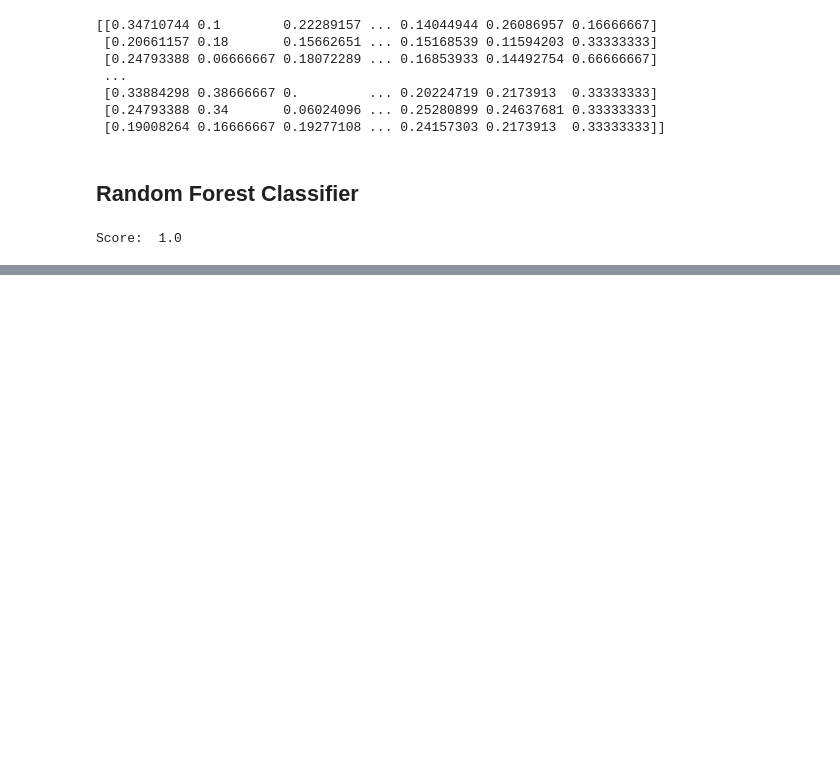
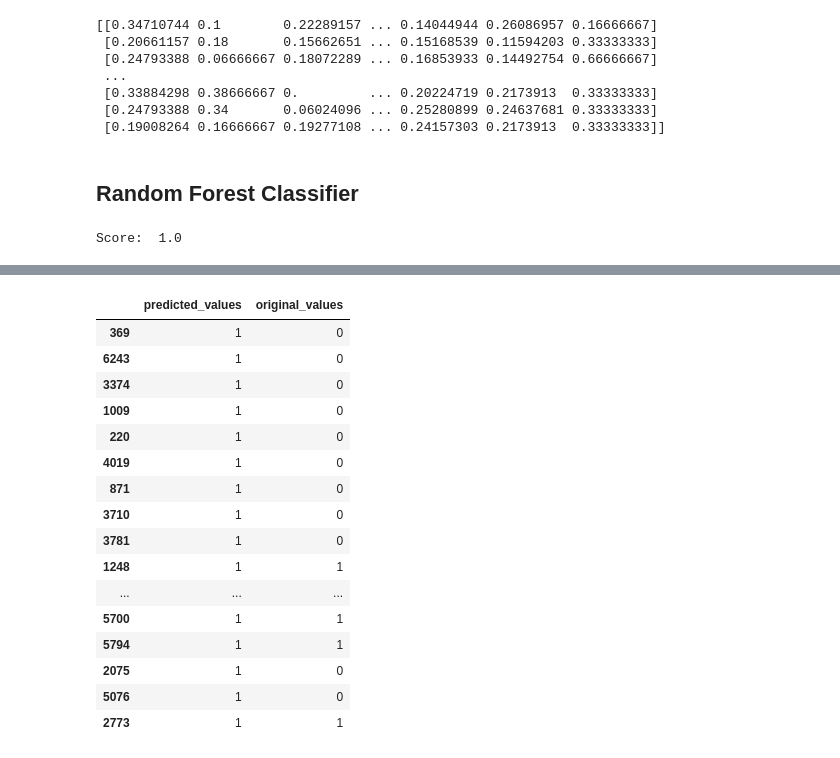
Before and after one commit to Engg-Abhinav/Wine-Quality-Prediction, a Jupyter notebook: Wine_Quality_Prediction.ipynb, the cells around one changed output, grey strips where cells are left out. Cells and saved outputs as stored; diff of their text form; code cells hidden in the pictures; blank space fills up the shorter version.

```diff
--- a/Wine_Quality_Prediction.ipynb
+++ b/Wine_Quality_Prediction.ipynb
@@ -256,0 +284,22 @@ Score:  1.0
+# %%
+X_predict = list(rnd.predict(X_test))
+predicted_df = {'predicted_values': X_predict, 'original_values': y_test}
+pd.DataFrame(predicted_df).head(20)
+# %% [output]
+|  | predicted_values | original_values |
+| 369 | 1 | 0 |
+| 6243 | 1 | 0 |
+| 3374 | 1 | 0 |
+| 1009 | 1 | 0 |
+| 220 | 1 | 0 |
+| 4019 | 1 | 0 |
+| 871 | 1 | 0 |
+| 3710 | 1 | 0 |
+| 3781 | 1 | 0 |
+| 1248 | 1 | 1 |
+| ... | ... | ... |
+| 5700 | 1 | 1 |
+| 5794 | 1 | 1 |
+| 2075 | 1 | 0 |
+| 5076 | 1 | 0 |
+| 2773 | 1 | 1 |
```
Also changed, not shown: parts of 3 cells of this notebook.
